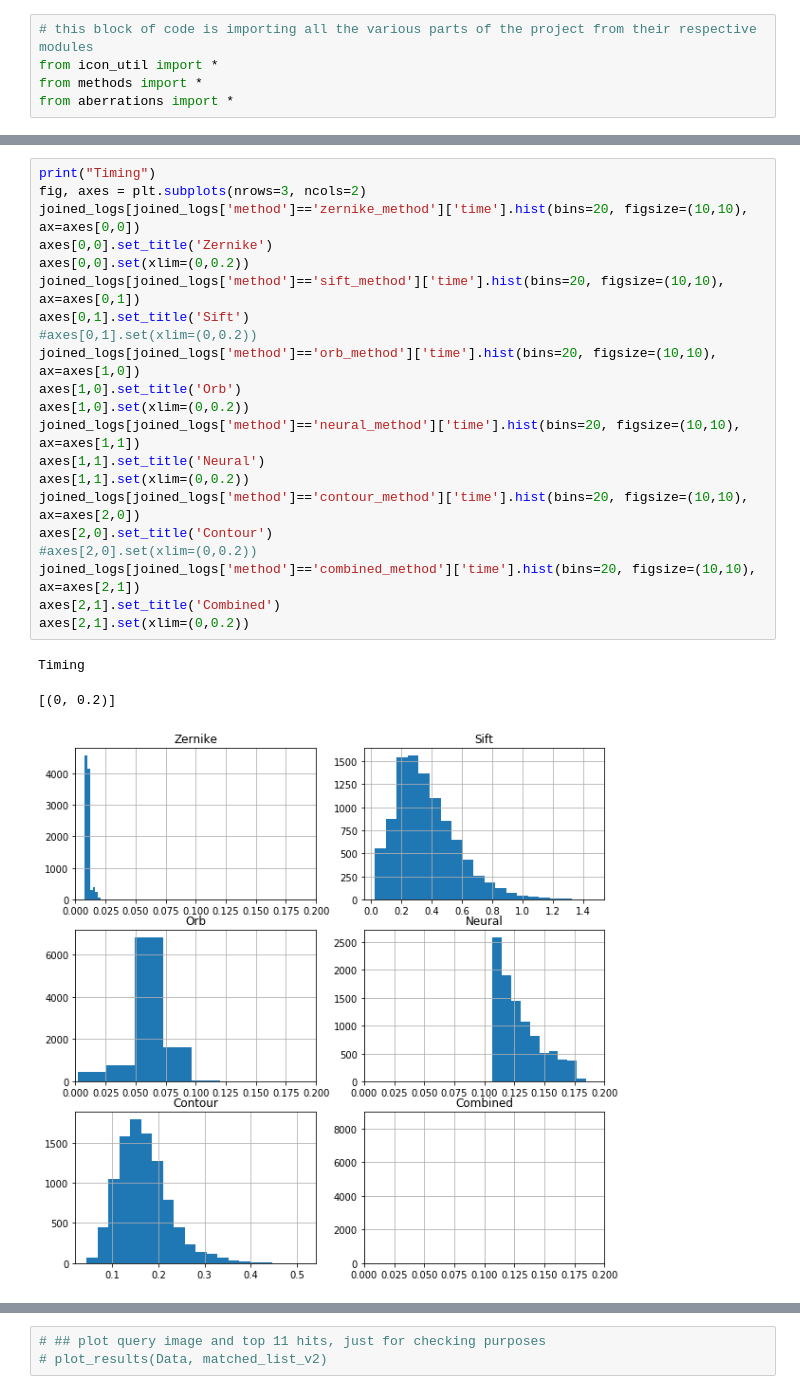
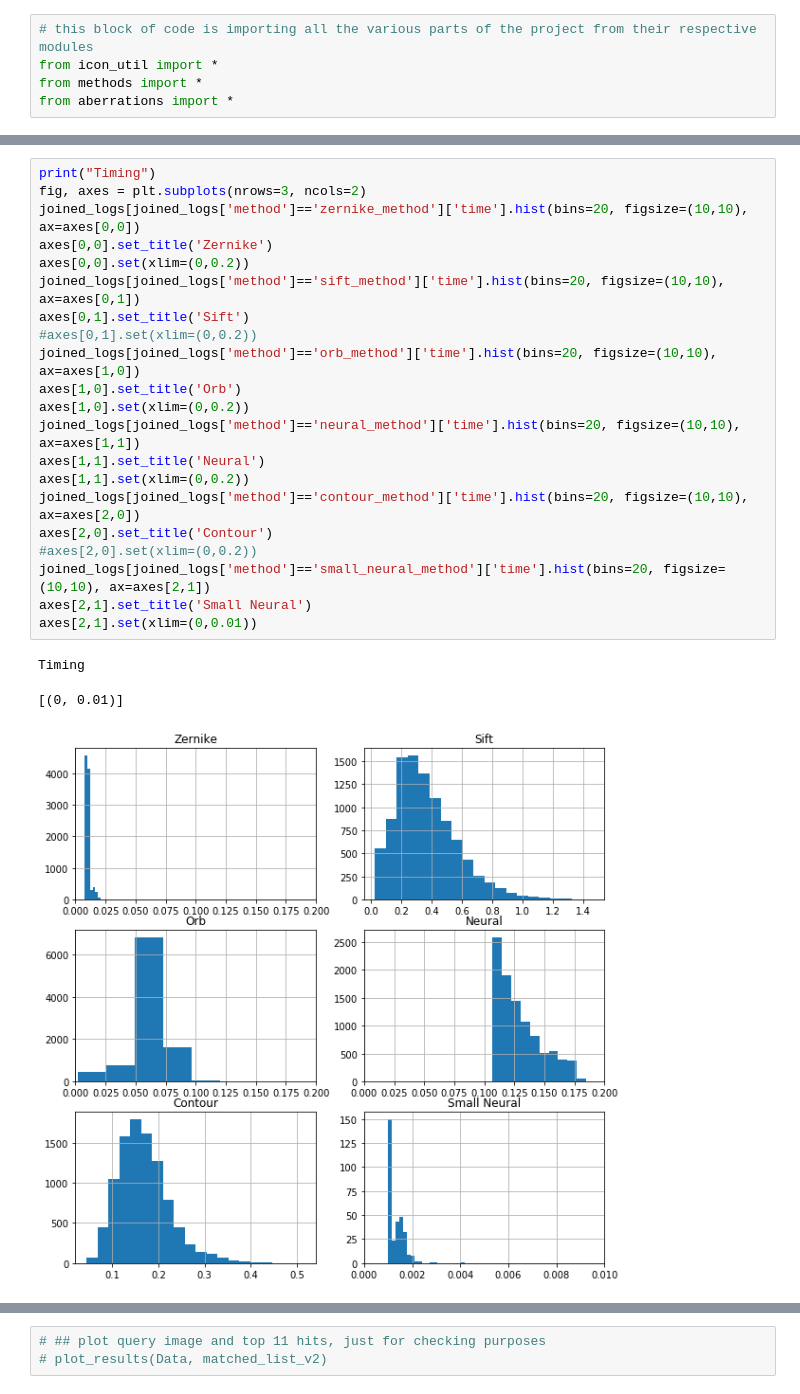
Before and after one commit to kac123/Icon-Matching-Project, a Jupyter notebook: icon_query.ipynb, the cells around one changed output, grey strips where cells are left out. Drawn from its saved outputs; the diff is of its cells as text.

```diff
--- a/icon_query.ipynb
+++ b/icon_query.ipynb
@@ -98,25 +109,25 @@ Text(0.5, 1.0, 'Combined')
 # %%
 print("Timing")
 fig, axes = plt.subplots(nrows=3, ncols=2)
 joined_logs[joined_logs['method']=='zernike_method']['time'].hist(bins=20, figsize=(10,10), ax=axes[0,0])
 axes[0,0].set_title('Zernike')
 axes[0,0].set(xlim=(0,0.2))
 joined_logs[joined_logs['method']=='sift_method']['time'].hist(bins=20, figsize=(10,10), ax=axes[0,1])
 axes[0,1].set_title('Sift')
 #axes[0,1].set(xlim=(0,0.2))
 joined_logs[joined_logs['method']=='orb_method']['time'].hist(bins=20, figsize=(10,10), ax=axes[1,0])
 axes[1,0].set_title('Orb')
 axes[1,0].set(xlim=(0,0.2))
 joined_logs[joined_logs['method']=='neural_method']['time'].hist(bins=20, figsize=(10,10), ax=axes[1,1])
 axes[1,1].set_title('Neural')
 axes[1,1].set(xlim=(0,0.2))
 joined_logs[joined_logs['method']=='contour_method']['time'].hist(bins=20, figsize=(10,10), ax=axes[2,0])
 axes[2,0].set_title('Contour')
 #axes[2,0].set(xlim=(0,0.2))
-joined_logs[joined_logs['method']=='combined_method']['time'].hist(bins=20, figsize=(10,10), ax=axes[2,1])
-axes[2,1].set_title('Combined')
-axes[2,1].set(xlim=(0,0.2))
+joined_logs[joined_logs['method']=='small_neural_method']['time'].hist(bins=20, figsize=(10,10), ax=axes[2,1])
+axes[2,1].set_title('Small Neural')
+axes[2,1].set(xlim=(0,0.01))
 # %% [output]
 Timing
-[(0, 0.2)]
+[(0, 0.01)]
-[figure, old version]
+[figure, new version]
```
Also changed, not shown: parts of 13 cells of this notebook, 5 other files.
